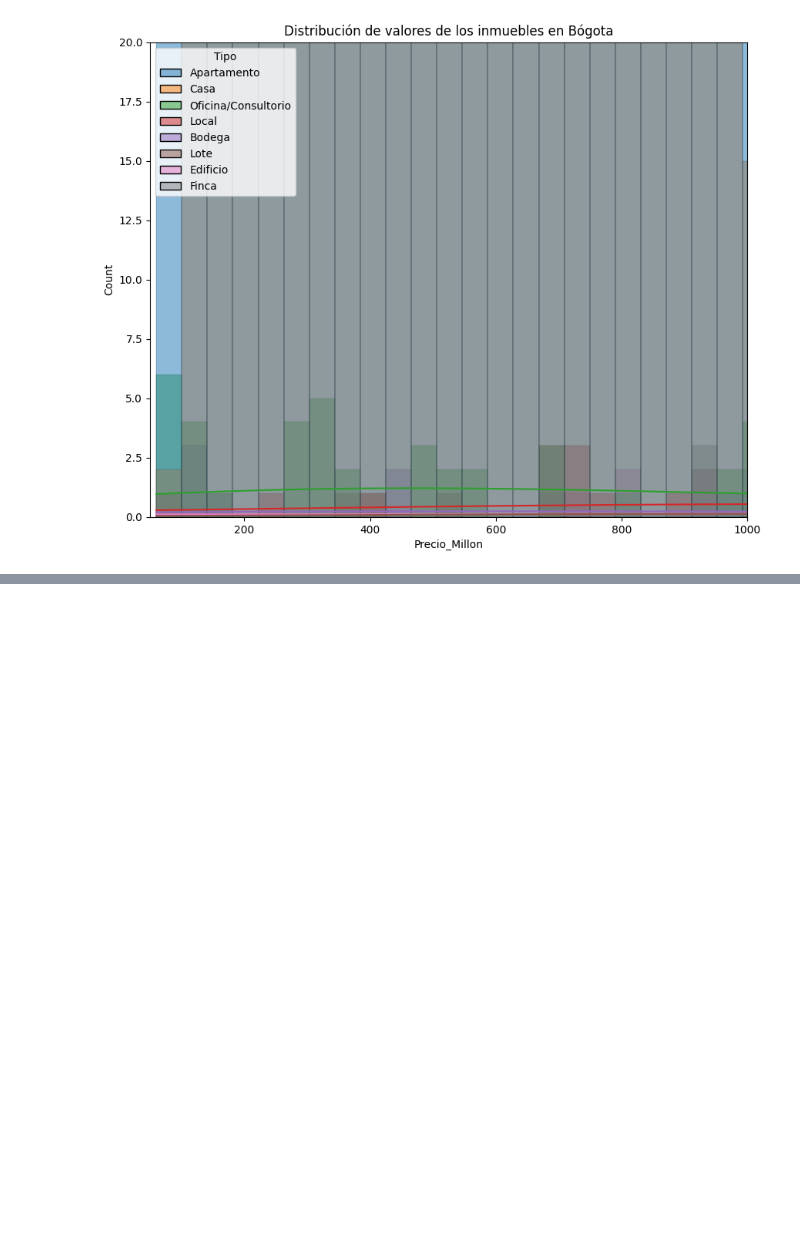
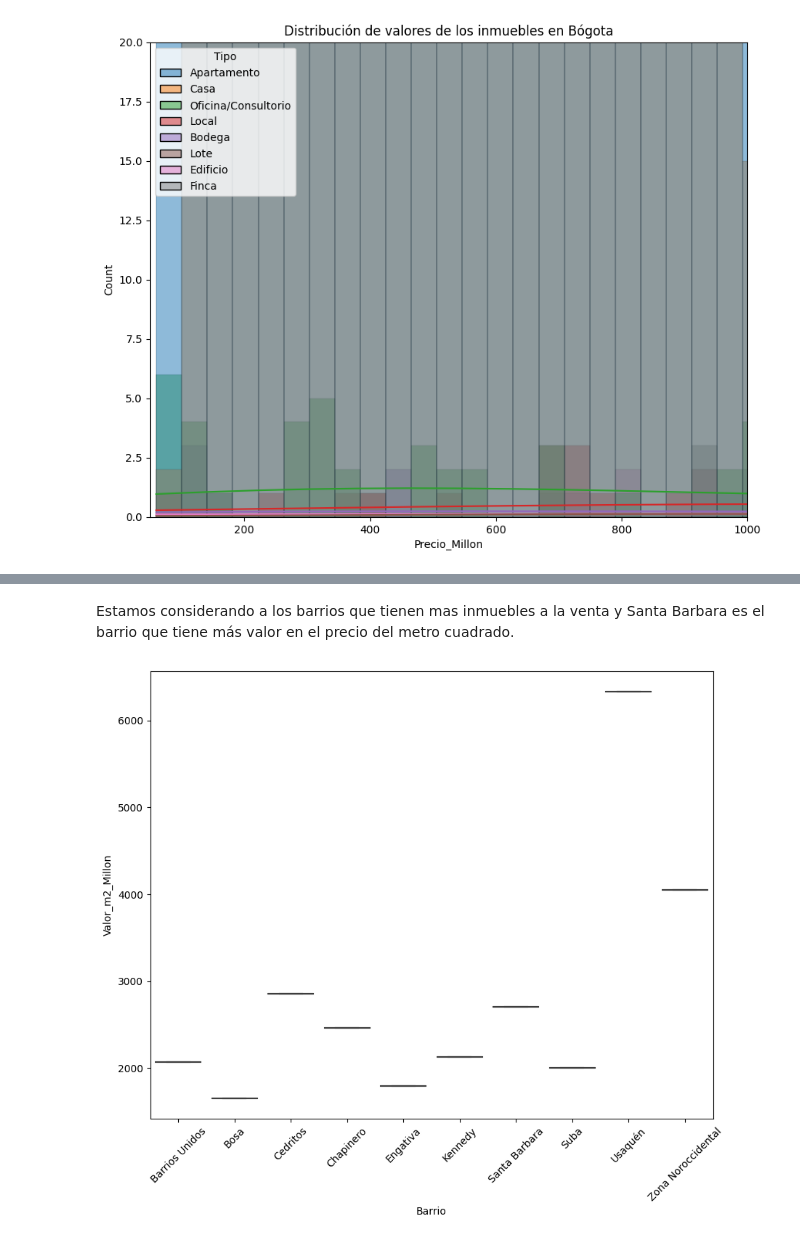
Before and after one commit to nestormarlier/alura-latam, a Jupyter notebook: Inmersion_Datos_Aula1.ipynb, the cells around one changed output, grey strips where cells are left out. Drawn from its saved outputs; the diff is of its cells as text; code cells hidden in the pictures; blank space fills up the shorter version.

```diff
--- a/Inmersion_Datos_Aula1.ipynb
+++ b/Inmersion_Datos_Aula1.ipynb
@@ -573,0 +711,9 @@ Desafios
+# %% [markdown]
+Estamos considerando a los barrios que tienen mas inmuebles a la venta y Santa Barbara es el barrio que tiene más valor en el precio del metro cuadrado.
+# %%
+plt.figure(figsize=(10,8))
+ax = sns.boxplot(x="Barrio",y="Valor_m2_Millon", data = datos_barrio.query('Barrio in @top_barrios'))
+ax.tick_params(axis='x', rotation=45)
+plt.show()
+# %% [output]
+[figure, added]
```
Also changed, not shown: parts of 23 cells of this notebook.
